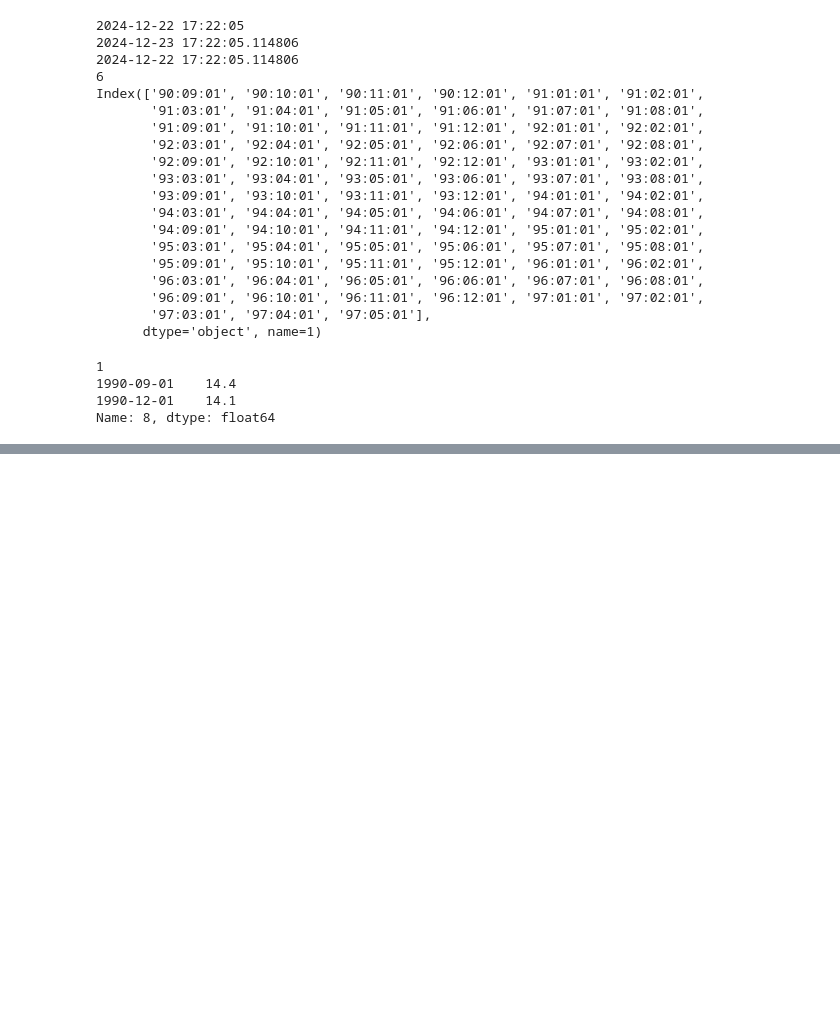
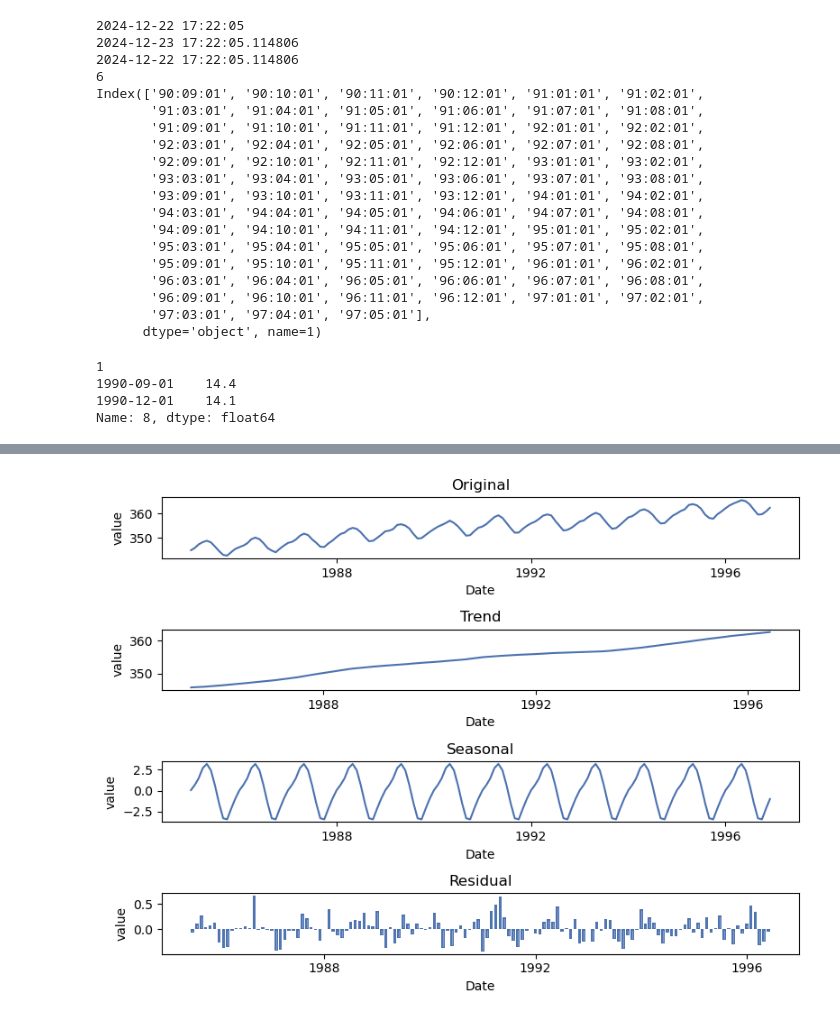
Before and after one commit to klee30810/ADP-study, a Jupyter notebook: stats/kwak/Chap 11. 시계열분석.ipynb, the cells around one changed output, grey strips where cells are left out. Saved outputs shown, nothing was run; the diff lists cells and outputs as text; code cells hidden in the pictures; blank space fills up the shorter version.

```diff
--- a/stats/kwak/Chap 11. 시계열분석.ipynb
+++ b/stats/kwak/Chap 11. 시계열분석.ipynb
@@ -100,0 +137,26 @@ temp.groupby(temp.index.year).agg(['mean', 'std', 'sum'])
+# %%
+from statsmodels.tsa.seasonal import seasonal_decompose
+
+co2 = pd.read_csv('../data/kwak/co2.csv').drop('rownames', axis=1)
+
+co2['year'] = list(map(lambda x: str(math.trunc(float(x))), co2['time']))
+co2['month'] = list(map(lambda x: str(int(float('0.' + str(x).split('.')[1])*12)+1), co2['time']))
+co2['time'] = pd.to_datetime(co2['year'] + '-' + co2['month'], infer_datetime_format=True)
+co2.set_index('time', inplace=True)
+co2.drop(['year', 'month'], axis=1, inplace=True)
+co2 = co2['1985-01-01':'1996-12-01']
+
+decomp_result = seasonal_decompose(co2, period=12) # additive, multiplicative
+
+# decompose result
+fig, axes = plt.subplots(4,1, figsize=(8,6))
+
+so.Plot(x=co2.index, y=co2['value']).add(so.Line()).label(x='Date', y='value', title='Original').on(axes[0]).plot()
+so.Plot(x=co2.index, y=decomp_result.trend).add(so.Line()).label(x='Date', y='value', title='Trend').on(axes[1]).plot()
+so.Plot(x=co2.index, y=decomp_result.seasonal).add(so.Line()).label(x='Date', y='value', title='Seasonal').on(axes[2]).plot()
+so.Plot(x=co2.index, y=decomp_result.resid).add(so.Bar()).label(x='Date', y='value', title='Residual').on(axes[3]).plot()
+
+plt.tight_layout()
+plt.show()
+# %% [output]
+[figure, added]
```
Also changed, not shown: parts of 12 cells of this notebook.
